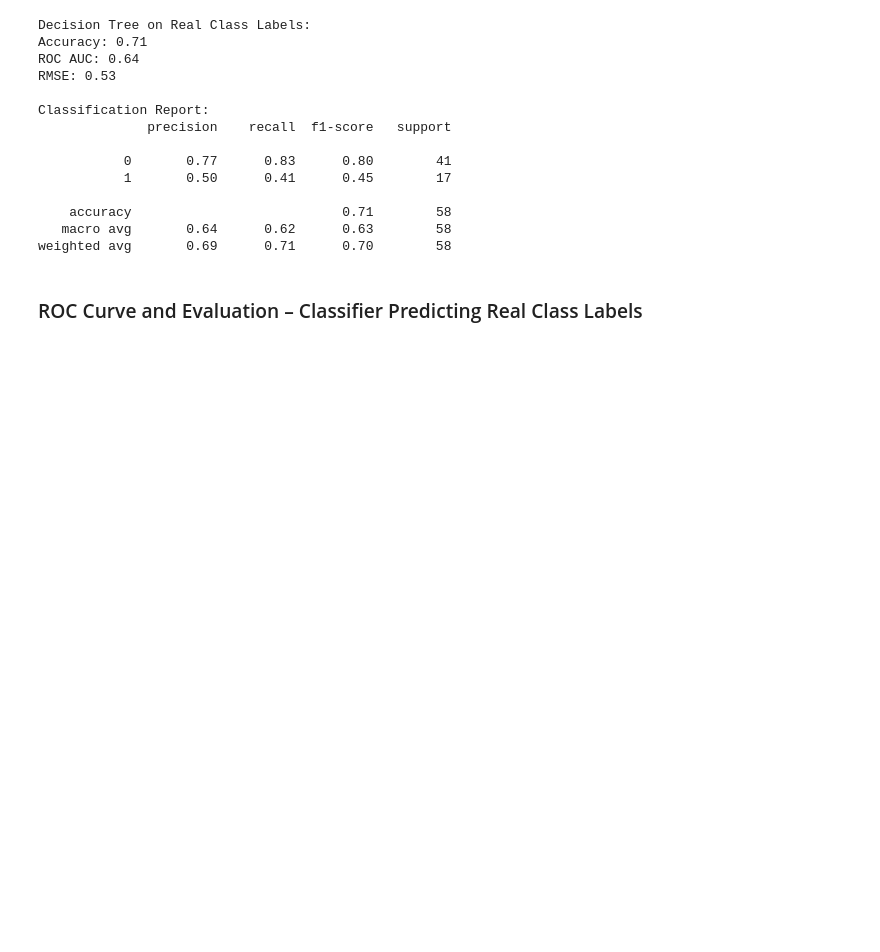
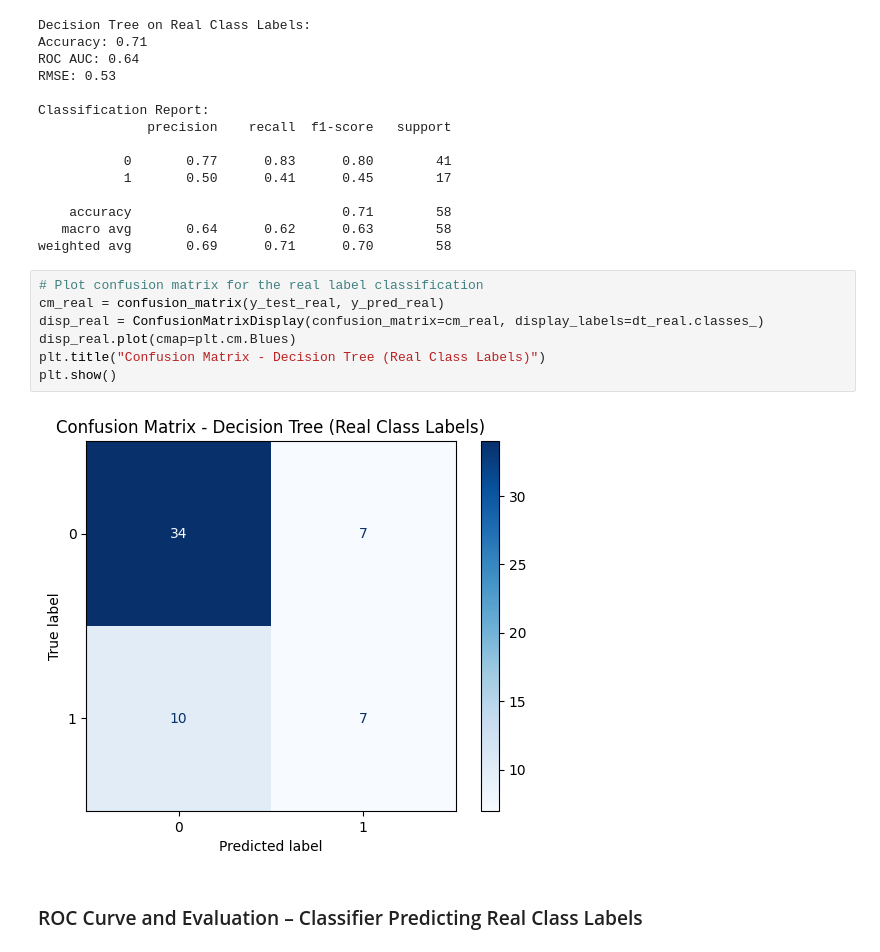
Before and after one commit to TarikBugraAy/breast-cancer-clustering-classification, a Jupyter notebook: Notebooks/clustering_&_classification.ipynb, the cells around one changed output. Saved outputs shown, nothing was run; the diff lists cells and outputs as text; blank space fills up the shorter version.

```diff
--- a/Notebooks/clustering_&_classification.ipynb
+++ b/Notebooks/clustering_&_classification.ipynb
@@ -384,6 +424,15 @@ Classification Report:
     accuracy                           0.71        58
    macro avg       0.64      0.62      0.63        58
 weighted avg       0.69      0.71      0.70        58
+# %%
+# Plot confusion matrix for the real label classification
+cm_real = confusion_matrix(y_test_real, y_pred_real)
+disp_real = ConfusionMatrixDisplay(confusion_matrix=cm_real, display_labels=dt_real.classes_)
+disp_real.plot(cmap=plt.cm.Blues)
+plt.title("Confusion Matrix - Decision Tree (Real Class Labels)")
+plt.show()
+# %% [output]
+[figure, added]
 # %% [markdown]
 ### ROC Curve and Evaluation – Classifier Predicting Real Class Labels
 # %%
```
Also changed, not shown: parts of 3 cells of this notebook, 2 other files.
